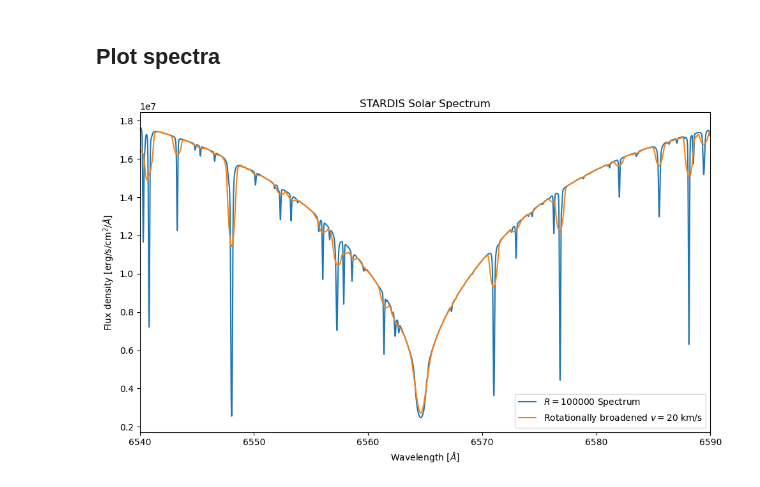
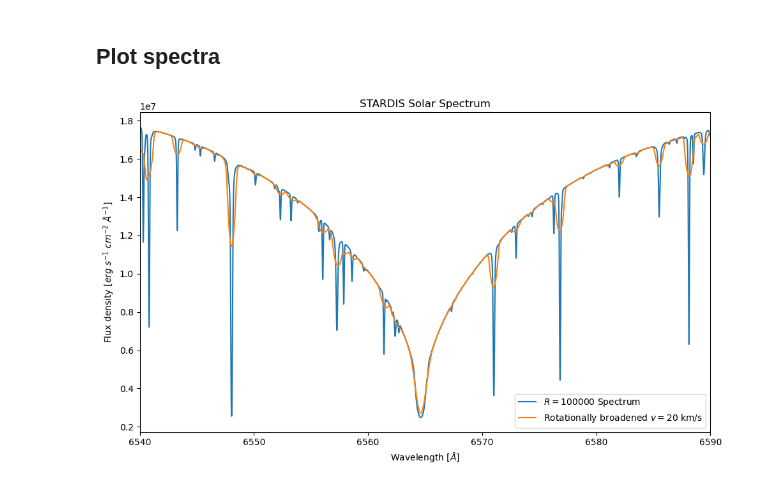
Before and after one commit to tardis-sn/stardis, a Jupyter notebook: docs/rotation_broadening/rotation_broadening.ipynb, the cells around one changed output. Drawn from its saved outputs; the diff is of its cells as text; code cells hidden in the pictures.

```diff
--- a/docs/rotation_broadening/rotation_broadening.ipynb
+++ b/docs/rotation_broadening/rotation_broadening.ipynb
@@ -72,15 +72,15 @@ wave, broadened_flux = rotation_broadening(vel_per_pix, sim.lambdas, instrumenta
 # %%
 plt.figure(figsize=(10,6))
 plt.plot(sim.lambdas, instrumental_spec, label=f'$R = 100000$ Spectrum')
 plt.plot(wave, broadened_flux, label=f'Rotationally broadened $v = 20$ km/s')
 
 plt.xlim((6540,6590))
 plt.title("STARDIS Solar Spectrum")
 plt.xlabel(r"Wavelength [$\AA$]")
-plt.ylabel(r"Flux density [erg/s/cm$^2$/$\AA$]")
+plt.ylabel(r"Flux density [$erg~s^{-1}~cm^{-2}~\AA^{-1}$]")
 plt.tight_layout()
 
 plt.legend()
 plt.show()
 # %% [output]
-[figure, old version]
+[figure, new version]
```
Also changed, not shown: parts of 1 cell of this notebook.
